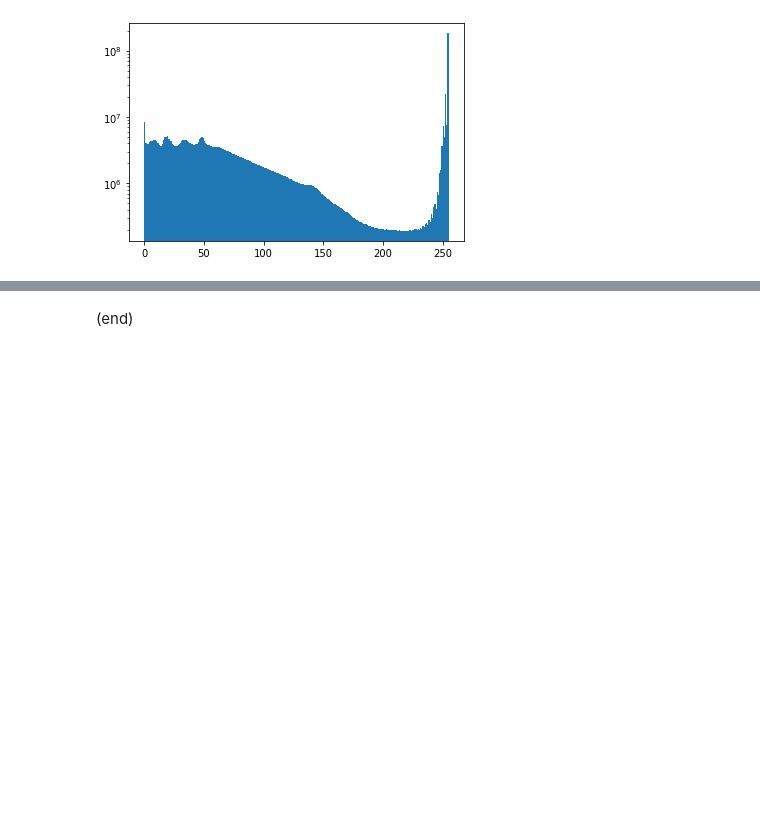
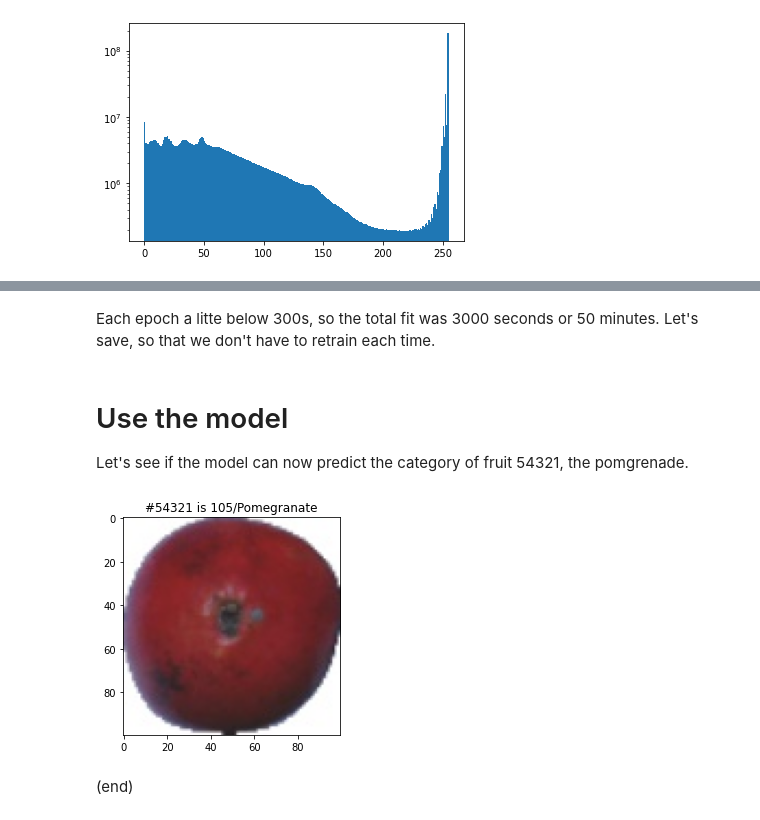
Before and after one commit to maarten-pennings/MachineLearning, a Jupyter notebook: fruitfind/fruitfind.ipynb, the cells around one changed output, grey strips where cells are left out. Cells and saved outputs as stored; diff of their text form; code cells hidden in the pictures; blank space fills up the shorter version.

Commit message:
Add fruitfind neural net and training

```diff
--- a/fruitfind/fruitfind.ipynb
+++ b/fruitfind/fruitfind.ipynb
@@ -169,0 +223,2 @@ plt.hist(x[:,:,:,2].reshape(-1),bins=256,log=True);
+# %%
+train_y = y1
@@ -169,0 +271,25 @@ plt.hist(x[:,:,:,2].reshape(-1),bins=256,log=True);
+# %%
+from tensorflow import keras
+model = keras.models.Sequential()
+# 100×100×3
+model.add(keras.layers.Conv2D( 16,(3,3),padding='valid',activation='relu',input_shape=(100,100,3)))
+# 98×98×16
+model.add(keras.layers.Conv2D( 16,(3,3),padding='valid',activation='relu'))
+# 96×96×16
+model.add(keras.layers.Conv2D( 32,(3,3),padding='valid',activation='relu',strides=(2,2)))
+# 47×47×32
+model.add(keras.layers.Conv2D( 32,(3,3),padding='valid',activation='relu'))
+# 45×45×32
+model.add(keras.layers.Conv2D( 64,(3,3),padding='valid',activation='relu',strides=(2,2)))
+# 22×22×64
+model.add(keras.layers.Conv2D( 64,(3,3),padding='valid',activation='relu'))
+# 20×20×64
+model.add(keras.layers.Conv2D(128,(3,3),padding='valid',activation='relu',strides=(2,2)))
+# 9×9×128
+model.add(keras.layers.Conv2D(128,(3,3),padding='valid',activation='relu'))
+# 7×7×128
+model.add(keras.layers.Conv2D(131,(1,1)))
+# 7×7×131
+model.add(keras.layers.GlobalAveragePooling2D())
+# 1×1×131
+model.add(keras.layers.Activation('softmax'))
@@ -169,0 +298,3 @@ plt.hist(x[:,:,:,2].reshape(-1),bins=256,log=True);
+# %%
+model.compile(loss='categorical_crossentropy', optimizer='Adam', metrics=['accuracy'])
+model.summary()
@@ -169,0 +329,3 @@ plt.hist(x[:,:,:,2].reshape(-1),bins=256,log=True);
+# %%
+# model.fit(train_x,train_y,epochs=10, batch_size=128, shuffle=True, validation_data=(test_x,test_y))
+model.fit(train_x,train_y,epochs=10, batch_size=128, shuffle=True)
@@ -169,0 +354,3 @@ plt.hist(x[:,:,:,2].reshape(-1),bins=256,log=True);
+# %% [markdown]
+Each epoch a litte below 300s, so the total fit was 3000 seconds or 50 minutes.
+Let's save, so that we don't have to retrain each time.
@@ -170,2 +359,17 @@ plt.hist(x[:,:,:,2].reshape(-1),bins=256,log=True);
+# %% [markdown]
+# Use the model
+
+Let's see if the model can now predict the category of fruit 54321, the pomgrenade.
+# %%
+ix=54321
+out=model.predict(train_x[ix:ix+1]).reshape(-1)
+cat=np.argmax(out)
+
+fig = plt.figure()
+ax = fig.add_subplot()
+ax.title.set_text(f"#{ix} is {cat}/{categories[cat]}")
+plt.imshow(x1[ix]);
+# %% [output]
+[figure, added]
 # %% [markdown]
 (end)
```
Also changed, not shown: parts of 39 cells of this notebook, 7 other files.
